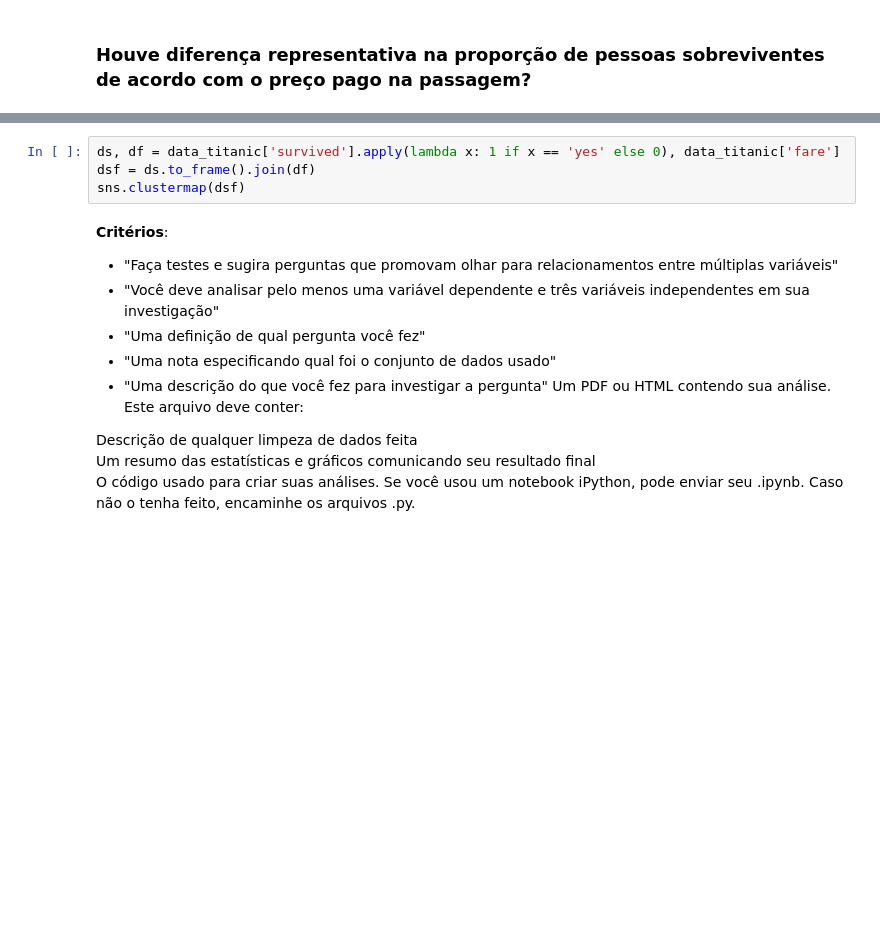
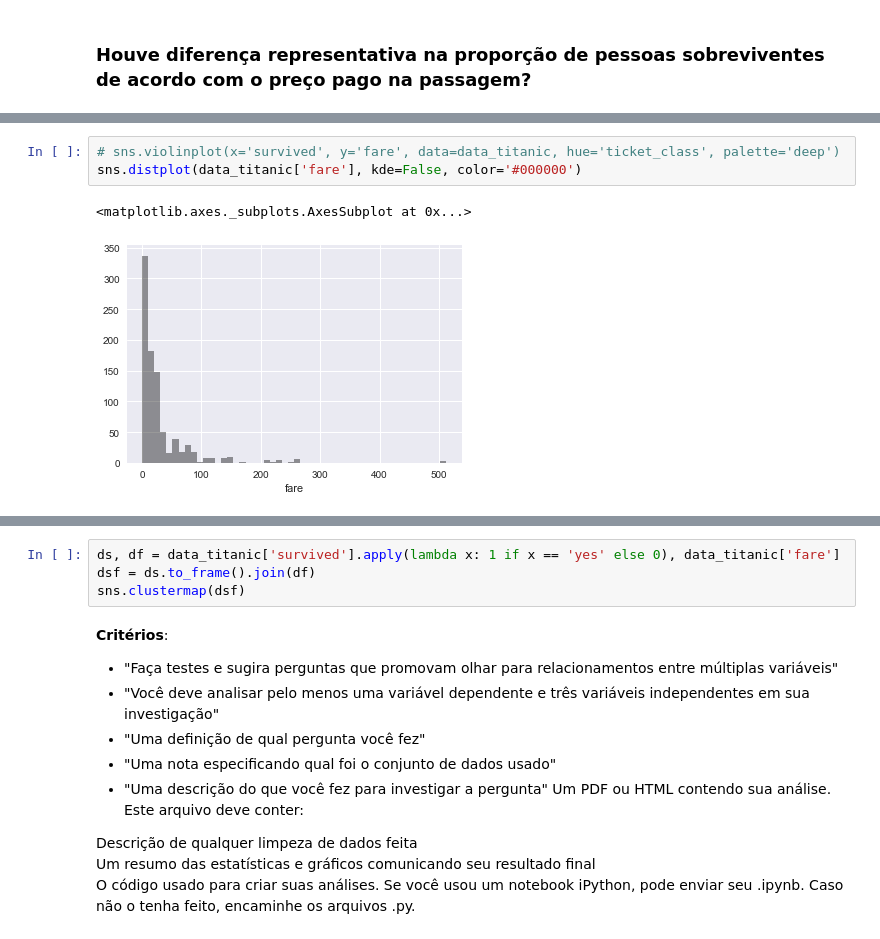
Before and after one commit to aguiarsouzatiz/udacity-nanodegree-data-science, a Jupyter notebook: 02 Data Analysis Titanic Data/data_analysis_titanic_data.ipynb, the cells around one changed output, grey strips where cells are left out. Saved outputs shown, nothing was run; the diff lists cells and outputs as text; blank space fills up the shorter version.

```diff
--- a/02 Data Analysis Titanic Data/data_analysis_titanic_data.ipynb
+++ b/02 Data Analysis Titanic Data/data_analysis_titanic_data.ipynb
@@ -98,0 +115,6 @@ Assim, as seguintes questões-chave foram elencadas:
+# %%
+# sns.violinplot(x='survived', y='fare', data=data_titanic, hue='ticket_class', palette='deep')
+sns.distplot(data_titanic['fare'], kde=False, color='#000000')
+# %% [output]
+<matplotlib.axes._subplots.AxesSubplot at 0x...>
+[figure, added]
```
Also changed, not shown: parts of 9 cells of this notebook, 2 other files.
